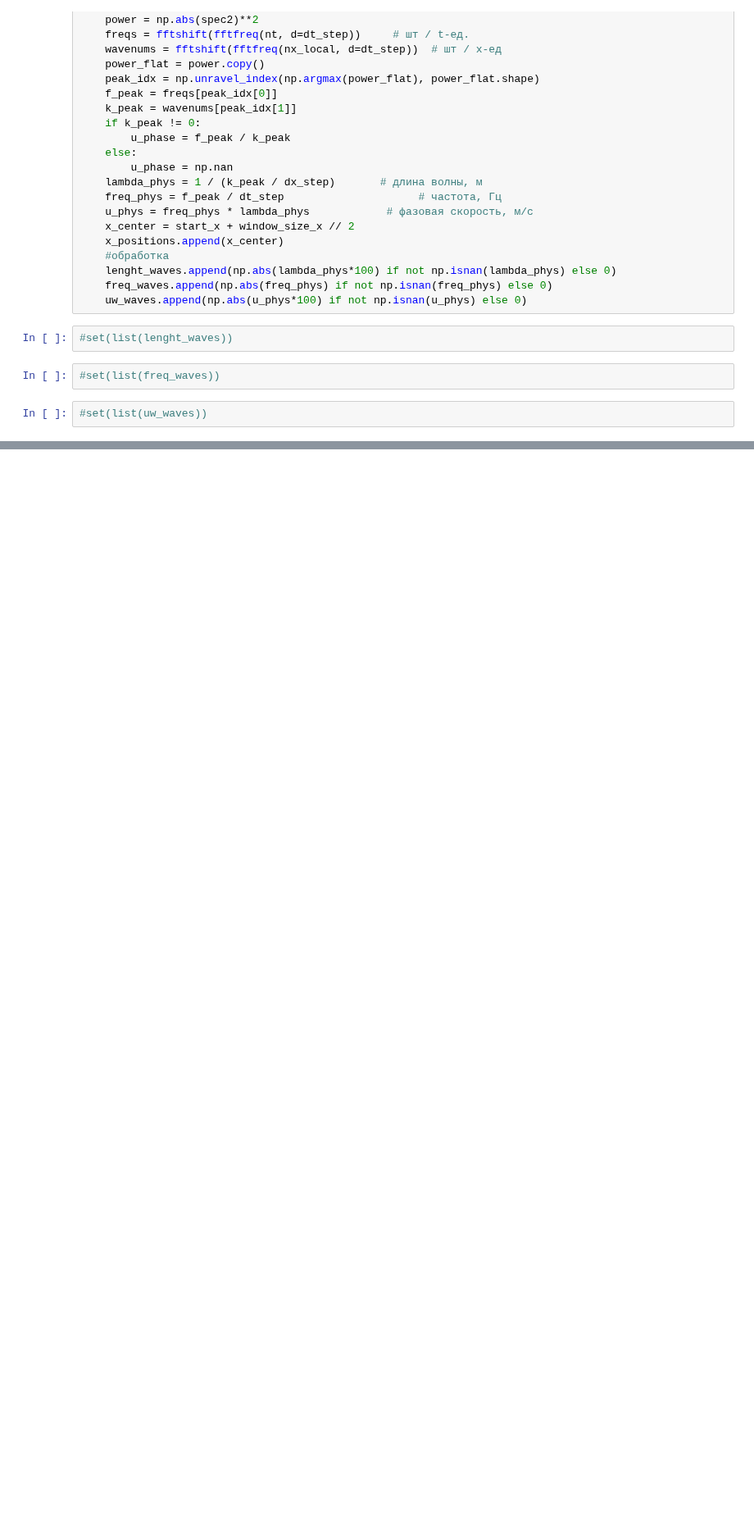
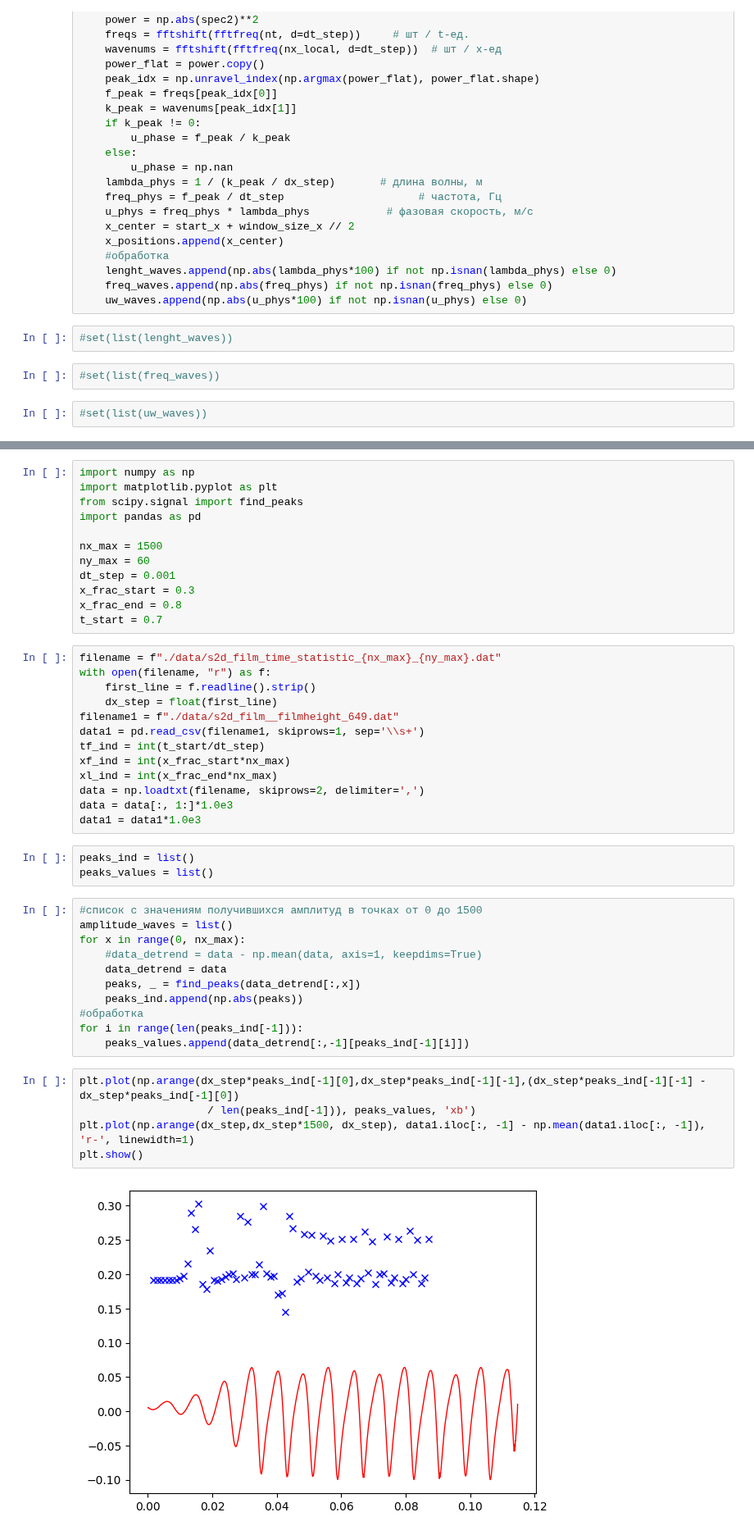
Before and after one commit to UlyanaGru/Fourier, a Jupyter notebook: test.ipynb, the cells around one changed output, grey strips where cells are left out. Shown at 82% size. Drawn from its saved outputs; the diff is of its cells as text; blank space fills up the shorter version.

```diff
--- a/test.ipynb
+++ b/test.ipynb
@@ -99,0 +104,46 @@ plt.show()
+# %%
+import numpy as np
+import matplotlib.pyplot as plt
+from scipy.signal import find_peaks
+import pandas as pd
+
+nx_max = 1500
+ny_max = 60
+dt_step = 0.001
+x_frac_start = 0.3
+x_frac_end = 0.8
+t_start = 0.7
+# %%
+filename = f"./data/s2d_film_time_statistic_{nx_max}_{ny_max}.dat"
+with open(filename, "r") as f:
+    first_line = f.readline().strip()
+    dx_step = float(first_line)
+filename1 = f"./data/s2d_film__filmheight_649.dat"
+data1 = pd.read_csv(filename1, skiprows=1, sep='\\s+')
+tf_ind = int(t_start/dt_step)
+xf_ind = int(x_frac_start*nx_max)
+xl_ind = int(x_frac_end*nx_max)
+data = np.loadtxt(filename, skiprows=2, delimiter=',')
+data = data[:, 1:]*1.0e3
+data1 = data1*1.0e3
+# %%
+peaks_ind = list()
+peaks_values = list()
+# %%
+#список с значениям получившихся амплитуд в точках от 0 до 1500
+amplitude_waves = list()
+for x in range(0, nx_max):
+    #data_detrend = data - np.mean(data, axis=1, keepdims=True)
+    data_detrend = data
+    peaks, _ = find_peaks(data_detrend[:,x])
+    peaks_ind.append(np.abs(peaks))
+#обработка
+for i in range(len(peaks_ind[-1])):
+    peaks_values.append(data_detrend[:,-1][peaks_ind[-1][i]])
+# %%
+plt.plot(np.arange(dx_step*peaks_ind[-1][0],dx_step*peaks_ind[-1][-1],(dx_step*peaks_ind[-1][-1] - dx_step*peaks_ind[-1][0])
+                    / len(peaks_ind[-1])), peaks_values, 'xb')
+plt.plot(np.arange(dx_step,dx_step*1500, dx_step), data1.iloc[:, -1] - np.mean(data1.iloc[:, -1]), 'r-', linewidth=1)
+plt.show()
+# %% [output]
+[figure, added]
```
Also changed, not shown: parts of 4 cells of this notebook.
